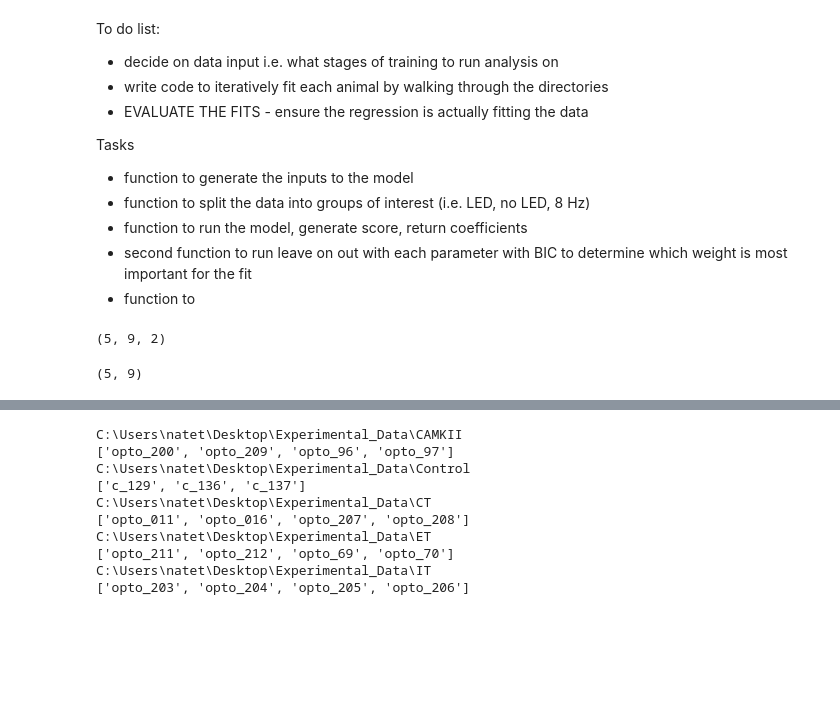
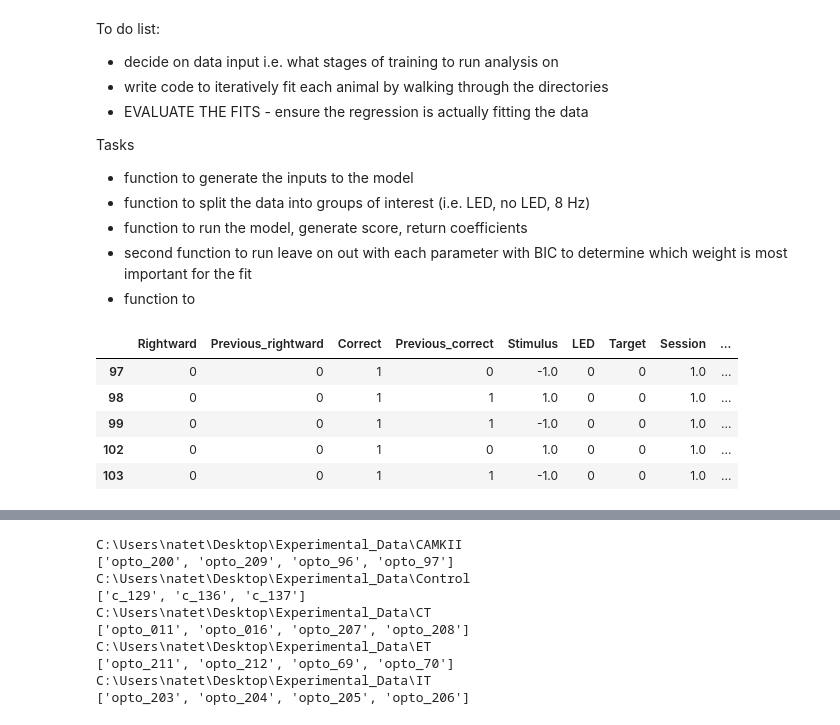
Before and after one commit to bkrall24/Psytrack_fitting, a Jupyter notebook: basic_GLM.ipynb, the cells around one changed output, grey strips where cells are left out. Saved outputs shown, nothing was run; the diff lists cells and outputs as text; code cells hidden in the pictures; blank space fills up the shorter version.

```diff
--- a/basic_GLM.ipynb
+++ b/basic_GLM.ipynb
@@ -330,5 +232,15 @@ def generate_logistics_inputs(b2):
 
     return X, y, labels
+# %%
+labels = ['Bias', 'Stimulus Magnitude', 'Stimulus Direction', 'Previous Direction', 'Latency', 'Previous Reward', 'Previous Choice 1' ,'Previous Choice 2','Previous Choice 3','Previous Choice 4' ]
+b2.head()
+# %% [output]
+|  | Rightward | Previous_rightward | Correct | Previous_correct | Stimulus | LED | Target | Session | ... |
+| 97 | 0 | 0 | 1 | 0 | -1.0 | 0 | 0 | 1.0 | ... |
+| 98 | 0 | 0 | 1 | 1 | 1.0 | 0 | 0 | 1.0 | ... |
+| 99 | 0 | 0 | 1 | 1 | -1.0 | 0 | 0 | 1.0 | ... |
+| 102 | 0 | 0 | 1 | 0 | 1.0 | 0 | 0 | 1.0 | ... |
+| 103 | 0 | 0 | 1 | 1 | -1.0 | 0 | 0 | 1.0 | ... |
 # %%
 def split_data_inputs(X,y, b2):
 
@@ -391,16 +311,3 @@ def full_logistic_preprocess(path, animal):
 
 
     return np.vstack(scores), np.dstack(coefs), labels
-# %%
-scores,coefs = zip(*[fit_logistic(a,b) for a,b in zip(rX,ry)])
-
-c = np.dstack(coefs)
-c.shape
-# %% [output]
-(5, 9, 2)
-# %%
-
-xlist,ylist = zip(*[fit_logistic(a,b) for a,b in zip(rX,ry)])
-ylist[0].shape
-# %% [output]
-(5, 9)
```
Also changed, not shown: parts of 19 cells of this notebook.
